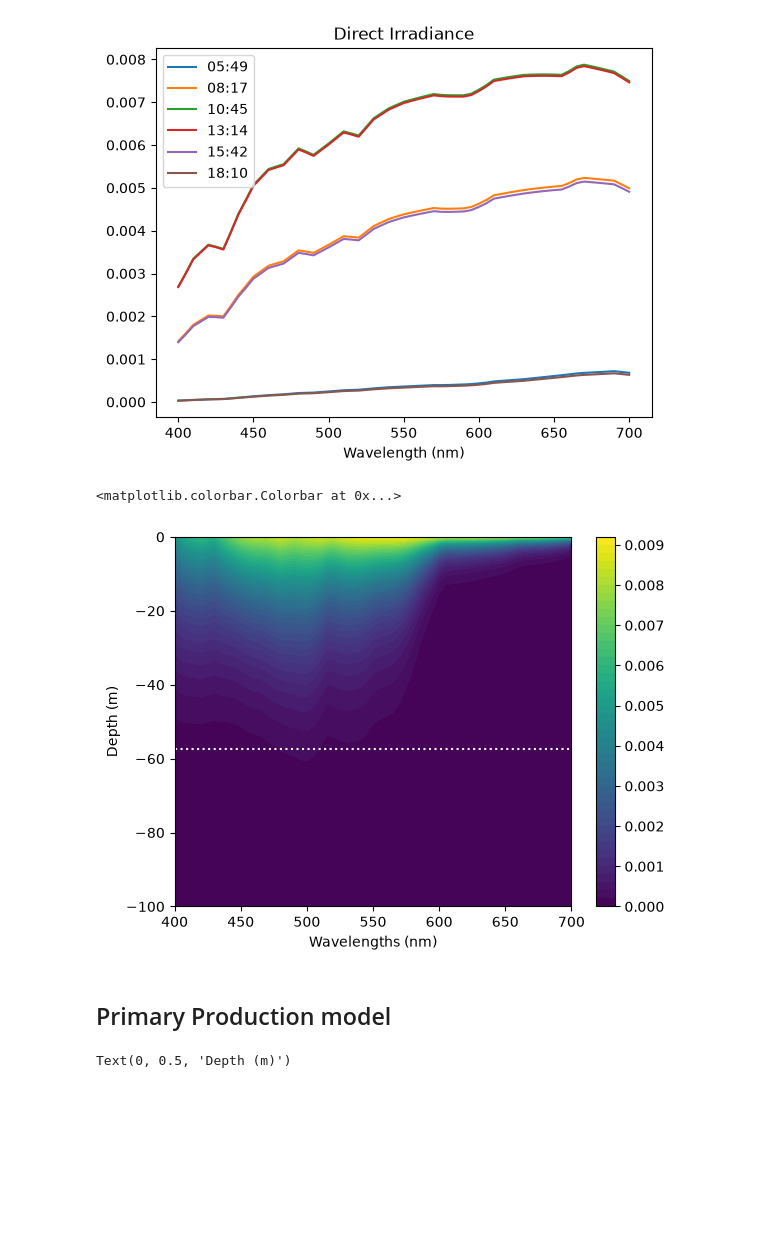
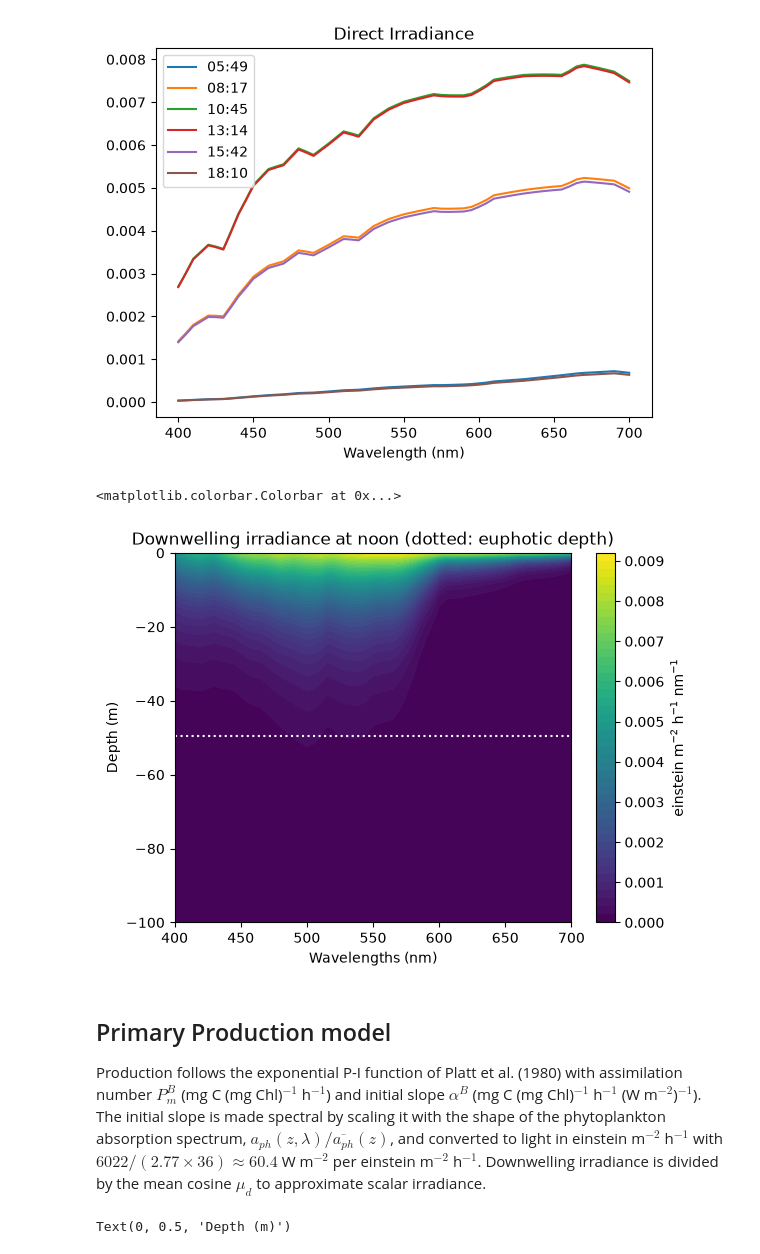
Before and after one commit to PrimaryProduction/PSM_spectral_PP_model, a Jupyter notebook: light_field.ipynb, the cells around one changed output. Drawn from its saved outputs; the diff is of its cells as text; code cells hidden in the pictures; blank space fills up the shorter version.

```diff
--- a/light_field.ipynb
+++ b/light_field.ipynb
@@ -46,11 +42,9 @@ $z_m$ = 60
 # %%
-
-# chlz = chlorophyll.sinusodal_profile(chl, sigma=24, rho=0.86, z_m=60, mld=None)
-chlz = chlorophyll.sinusodal_profile(1.5, rho=0.1)
+chlz = chlorophyll.sinusodal_profile(1.5, rho=0.1)       # used in the rest of the notebook
+chlz_dcm = chlorophyll.sinusodal_profile(0.5, z_m=80)    # strong deep maximum, for comparison
 plt.plot(chlz, -depths, label="chl=1.5, rho=0.1")
-chlz = chlorophyll.sinusodal_profile(0.5, z_m=80)
-plt.plot(chlz, -depths, label="chl=0.5, z_m=80")
-plt.xlabel("Chl (mg m${^-3}$)")
+plt.plot(chlz_dcm, -depths, label="chl=0.5, z_m=80")
+plt.xlabel("Chl (mg m$^{-3}$)")
 plt.ylabel("Depth (m)")
 plt.legend()
 # %% [output]
@@ -129,7 +129,7 @@ Diurnal range:  DatetimeIndex([          '2020-05-06 05:49:19',
                          '2020-05-06 18:10:41'],
               dtype='datetime64[ns]', freq=None)
 # %%
-ira = surface_light.instant(dtm, lat, PAR, wavelengths=wavelengths)
+ira = surface_light.instant(dtm, lat, par, wavelengths=wavelengths)
 # %%
 dtmvec = daylight.time_range(dtm, lat, zenith_deg=80, steps=6)
 for t in dtmvec:
@@ -158,15 +158,18 @@ irw = light_profile.compute_profile(chlz, zenith_noon, ira["direct"], ira["diffu
 # %%
 plt.contourf(wavelengths, -depths, irw["Iz"], 50)
 plt.plot([400,700],[-irw["euphotic_depth"], -irw["euphotic_depth"]], ":", c="w")
 plt.ylim(-100,0)
 plt.xlabel("Wavelengths (nm)")
 plt.ylabel("Depth (m)")
-plt.colorbar()
+plt.title("Downwelling irradiance at noon (dotted: euphotic depth)")
+plt.colorbar(label="einstein m$^{-2}$ h$^{-1}$ nm$^{-1}$")
 # %% [output]
 <matplotlib.colorbar.Colorbar at 0x...>
-[figure, old version]
+[figure, new version]
-# %% [markdown]
-## Primary Production model
+# %% [markdown]
+## Primary Production model
+
+Production follows the exponential P-I function of Platt et al. (1980) with assimilation number $P^B_m$ (mg C (mg Chl)$^{-1}$ h$^{-1}$) and initial slope $\alpha^B$ (mg C (mg Chl)$^{-1}$ h$^{-1}$ (W m$^{-2}$)$^{-1}$). The initial slope is made spectral by scaling it with the shape of the phytoplankton absorption spectrum, $a_{ph}(z,\lambda)/\overline{a_{ph}}(z)$, and converted to light in einstein m$^{-2}$ h$^{-1}$ with $6022/(2.77 \times 36) \approx 60.4$ W m$^{-2}$ per einstein m$^{-2}$ h$^{-1}$. Downwelling irradiance is divided by the mean cosine $\mu_d$ to approximate scalar irradiance.
 # %%
 Pb_m = 6.0
 Al_b = 0.02
```
Also changed, not shown: parts of 18 cells of this notebook, 8 other files.
